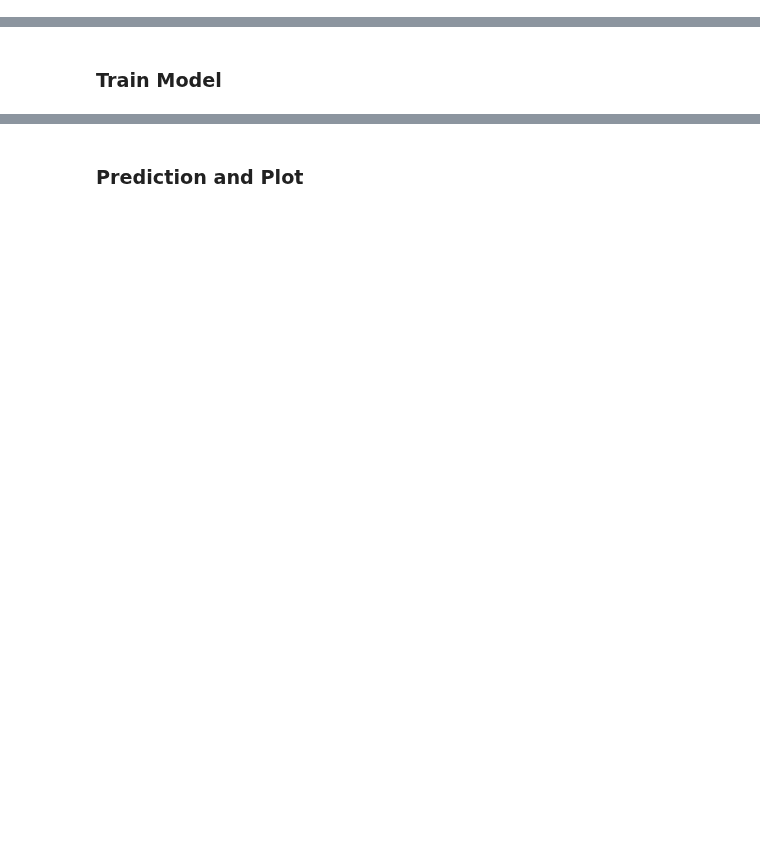
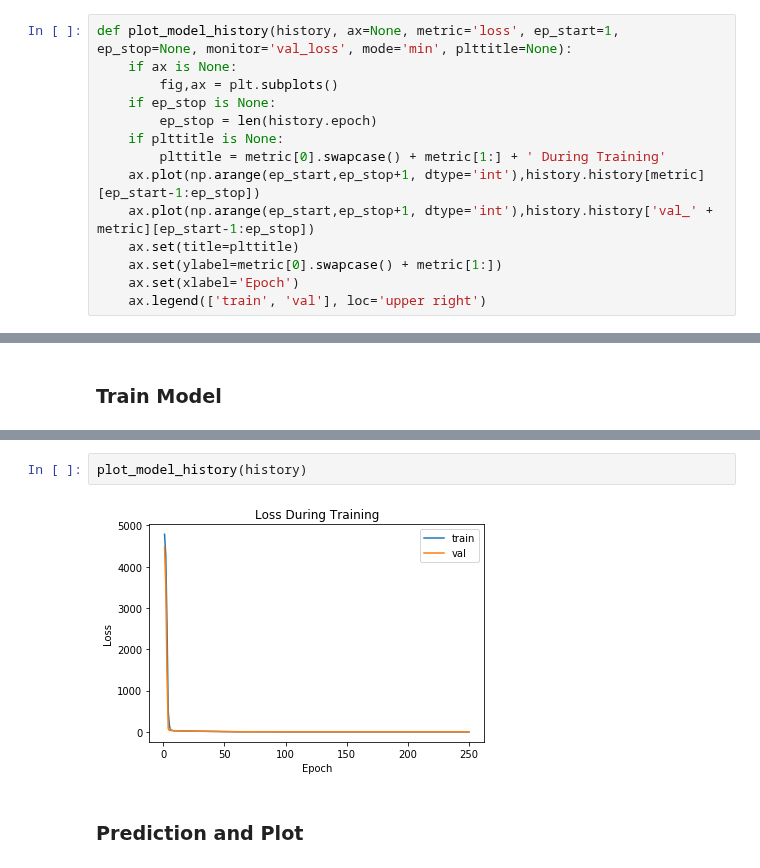
Before and after one commit to hannesk95/AMI, a Jupyter notebook: models/TimeSeriesForecasting/Prediction/LSTM/LSTM.ipynb, the cells around one changed output, grey strips where cells are left out. Saved outputs shown, nothing was run; the diff lists cells and outputs as text; blank space fills up the shorter version.

```diff
--- a/models/TimeSeriesForecasting/Prediction/LSTM/LSTM.ipynb
+++ b/models/TimeSeriesForecasting/Prediction/LSTM/LSTM.ipynb
@@ -70,5 +70,19 @@ def r2_keras(y_true, y_pred):
     SS_res =  K.sum(K.square(y_true - y_pred))
     SS_tot = K.sum(K.square(y_true - K.mean(y_true)))
     return ( 1 - SS_res/(SS_tot + K.epsilon()) )
+# %%
+def plot_model_history(history, ax=None, metric='loss', ep_start=1, ep_stop=None, monitor='val_loss', mode='min', plttitle=None):
+    if ax is None:
+        fig,ax = plt.subplots()
+    if ep_stop is None:
+        ep_stop = len(history.epoch)
+    if plttitle is None:
+        plttitle = metric[0].swapcase() + metric[1:] + ' During Training'
+    ax.plot(np.arange(ep_start,ep_stop+1, dtype='int'),history.history[metric][ep_start-1:ep_stop])
+    ax.plot(np.arange(ep_start,ep_stop+1, dtype='int'),history.history['val_' + metric][ep_start-1:ep_stop])
+    ax.set(title=plttitle)
+    ax.set(ylabel=metric[0].swapcase() + metric[1:])
+    ax.set(xlabel='Epoch')
+    ax.legend(['train', 'val'], loc='upper right')
 # %%
 scaler = StandardScaler()
@@ -248,3 +340,7 @@ Test Score: 22.25 MSE (4.72 RMSE)
+# %%
+plot_model_history(history)
+# %% [output]
+[figure, added]
 # %% [markdown]
 ### Prediction and Plot
 # %%
```
Also changed, not shown: parts of 9 cells of this notebook, 1 other file.
